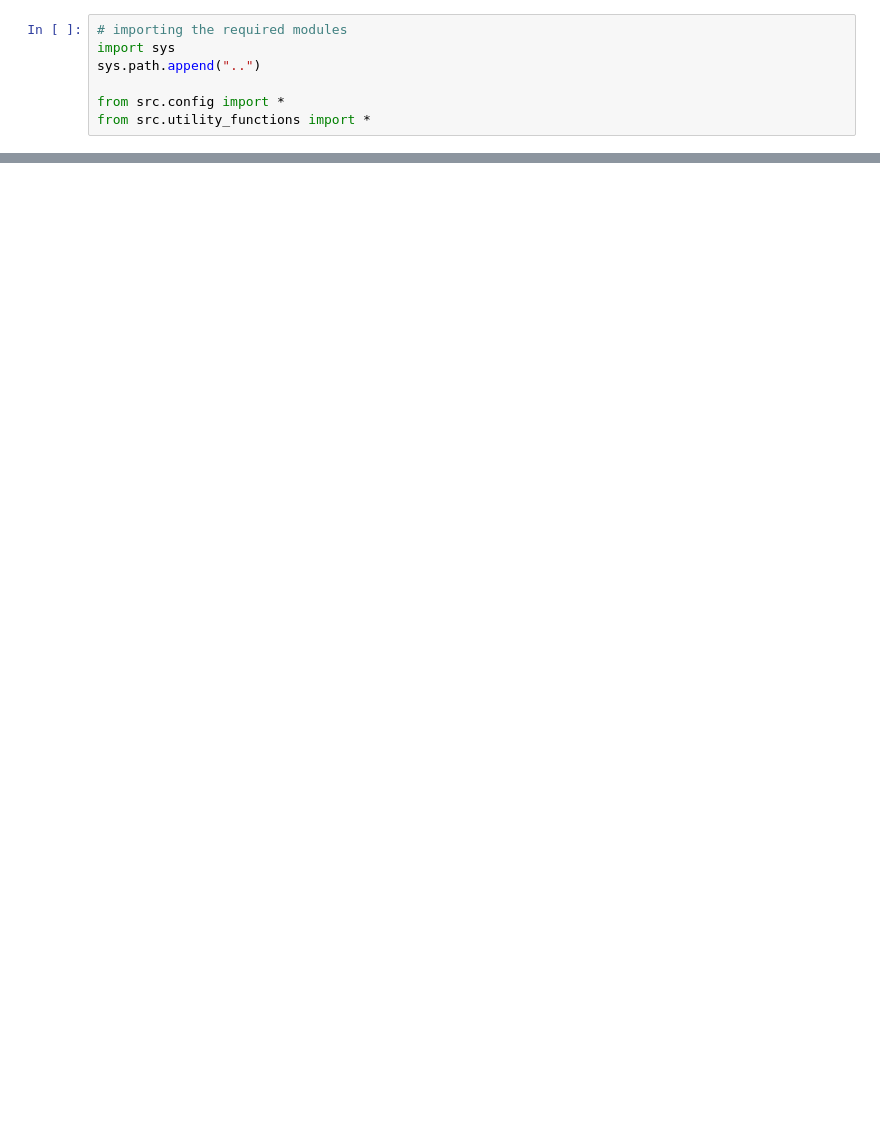
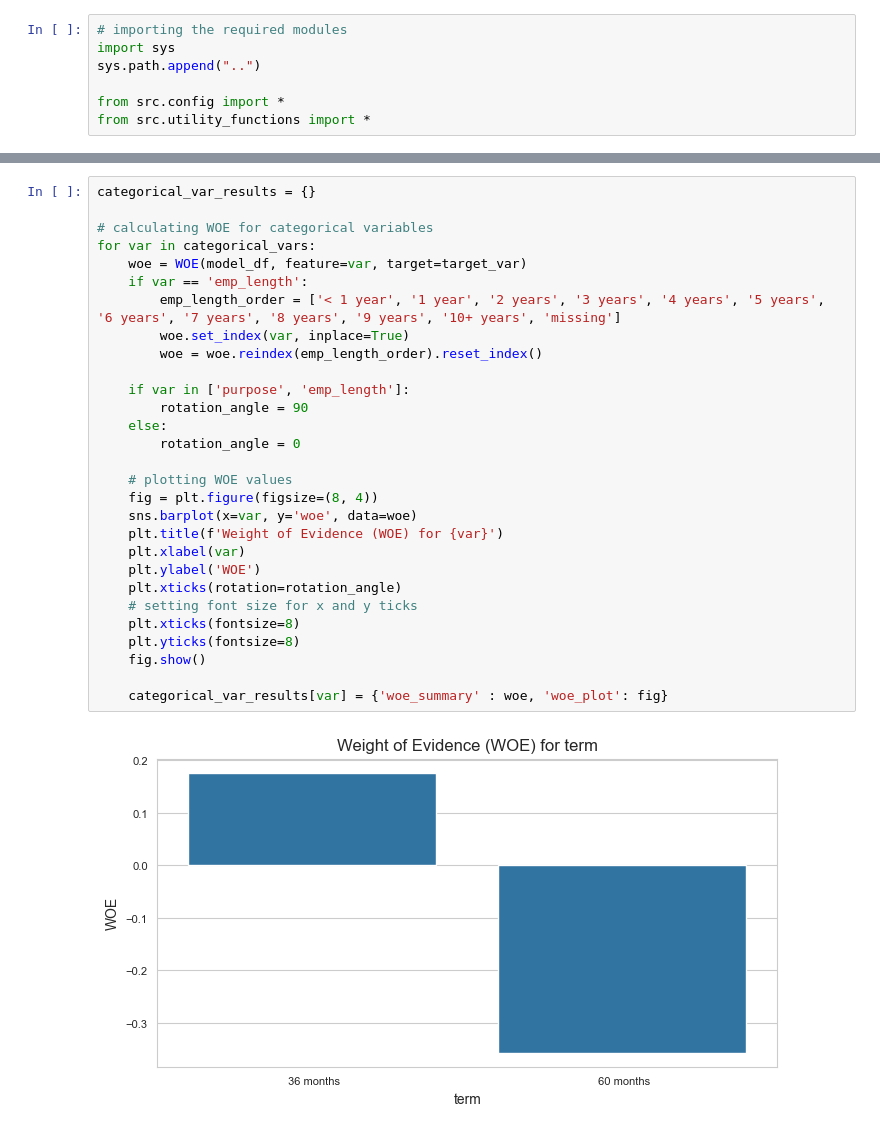
Before and after one commit to dipanshusharma2001/irb_retail_pd_sas_vs_python, a Jupyter notebook: notebooks/02_feature_engineering_binning_woe.ipynb, the cells around one changed output, grey strips where cells are left out. Cells and saved outputs as stored; diff of their text form; blank space fills up the shorter version.

```diff
--- a/notebooks/02_feature_engineering_binning_woe.ipynb
+++ b/notebooks/02_feature_engineering_binning_woe.ipynb
@@ -58,0 +95,31 @@ Undefined Variables: []
+# %%
+categorical_var_results = {}
+
+# calculating WOE for categorical variables
+for var in categorical_vars:
+    woe = WOE(model_df, feature=var, target=target_var)
+    if var == 'emp_length':
+        emp_length_order = ['< 1 year', '1 year', '2 years', '3 years', '4 years', '5 years', '6 years', '7 years', '8 years', '9 years', '10+ years', 'missing']
+        woe.set_index(var, inplace=True)
+        woe = woe.reindex(emp_length_order).reset_index()
+
+    if var in ['purpose', 'emp_length']:
+        rotation_angle = 90
+    else:
+        rotation_angle = 0
+
+    # plotting WOE values
+    fig = plt.figure(figsize=(8, 4))
+    sns.barplot(x=var, y='woe', data=woe)
+    plt.title(f'Weight of Evidence (WOE) for {var}')
+    plt.xlabel(var)
+    plt.ylabel('WOE')
+    plt.xticks(rotation=rotation_angle)
+    # setting font size for x and y ticks
+    plt.xticks(fontsize=8)
+    plt.yticks(fontsize=8)
+    fig.show()
+
+    categorical_var_results[var] = {'woe_summary' : woe, 'woe_plot': fig}
+# %% [output]
+[figure, added]
```
Also changed, not shown: parts of 12 cells of this notebook, 17 other files.
